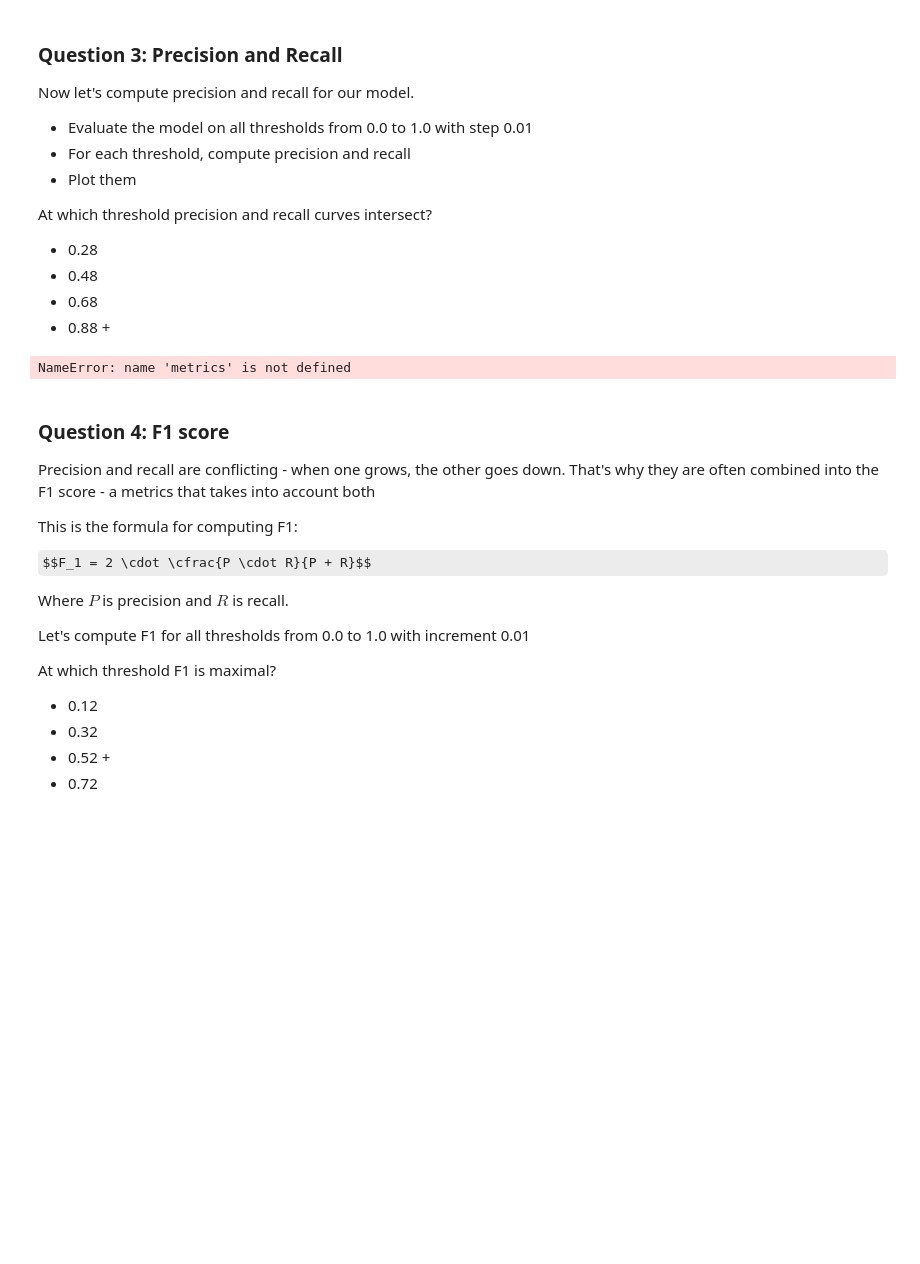
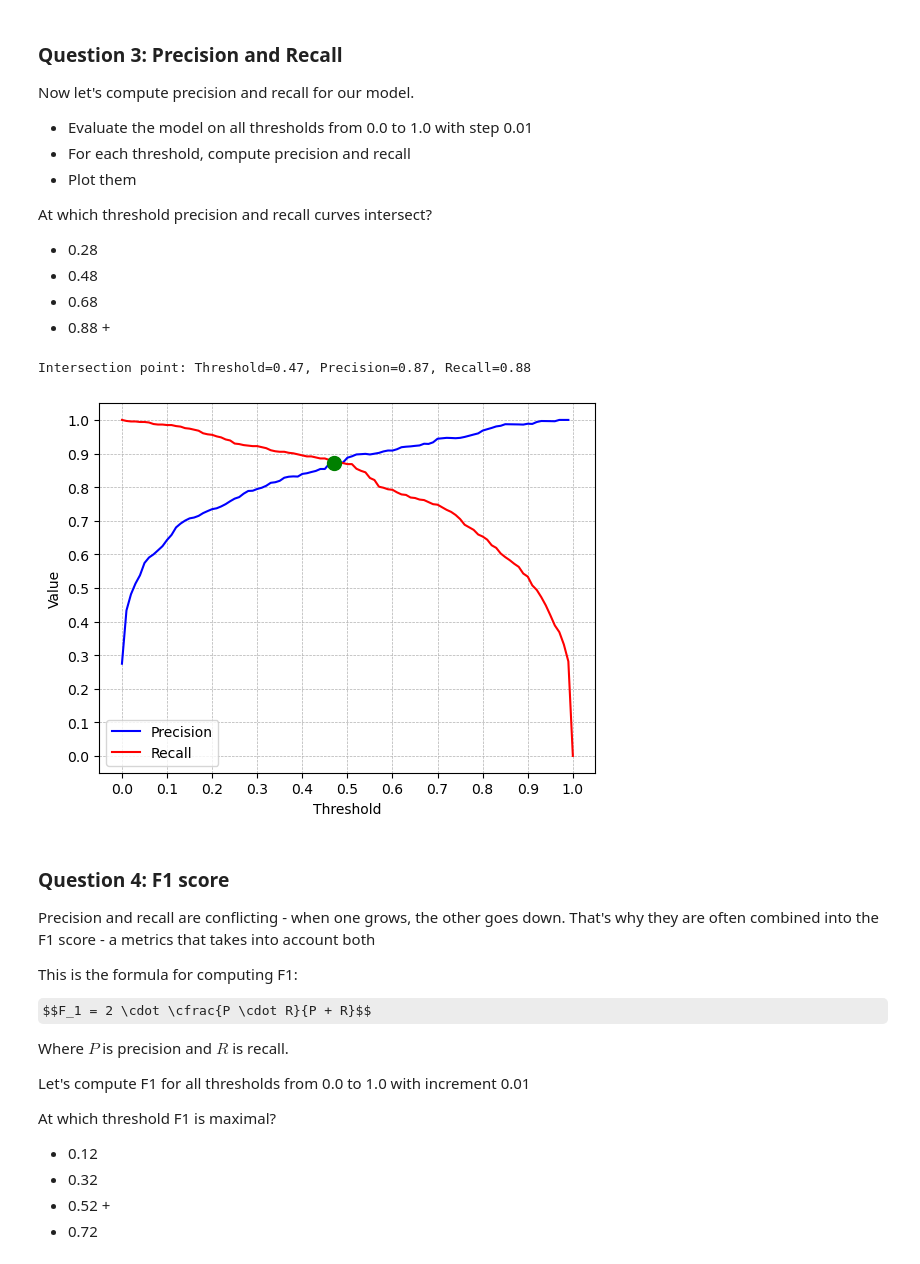
Before and after one commit to mizanto/ml-zoomcamp, a Jupyter notebook: hw_4/hw-4.ipynb, the cells around one changed output. Cells and saved outputs as stored; diff of their text form; code cells hidden in the pictures; some formulas as TeX source; blank space fills up the shorter version.

```diff
--- a/hw_4/hw-4.ipynb
+++ b/hw_4/hw-4.ipynb
@@ -201,6 +201,7 @@ At which threshold precision and recall curves intersect?
 thresholds = np.linspace(0, 1, 101)
 precisions = []
 recalls = []
+metrics = []
 
 for t in thresholds:
     predict_above_avarage = (y_pred >= t)
@@ -213,34 +214,35 @@ for t in thresholds:
 
     if true_positive + false_positive == 0:
         P = np.nan
     else:
         P = true_positive / (true_positive + false_positive)
 
     R = true_positive / (true_positive + false_negative)
 
     precisions.append(P)
     recalls.append(R)
     metrics.append((t, P, R))
 
 intersection_threshold = next((t for t, p, r in metrics if np.isclose(p, r, atol=0.01)), None)
 
 plt.plot(thresholds, precisions, label='Precision', color='blue')
 plt.plot(thresholds, recalls, label='Recall', color='red')
 
 if intersection_threshold:
     idx = thresholds.tolist().index(intersection_threshold)
     plt.scatter(intersection_threshold, precisions[idx], color='green', marker='o', s=100, zorder=5)
     print(f"Intersection point: Threshold={intersection_threshold:.2f}, Precision={precisions[idx]:.2f}, Recall={recalls[idx]:.2f}")
 
 plt.xlabel('Threshold')
 plt.ylabel('Value')
 plt.xticks(np.arange(0, 1.1, 0.1))
 plt.yticks(np.arange(0, 1.1, 0.1))
 plt.grid(True, which='both', linestyle='--', linewidth=0.5)
 plt.legend()
 plt.show()
 # %% [output]
-NameError: name 'metrics' is not defined
+Intersection point: Threshold=0.47, Precision=0.87, Recall=0.88
+[figure, added]
 # %% [markdown]
 ### Question 4: F1 score
 
```
Also changed, not shown: parts of 4 cells of this notebook.
